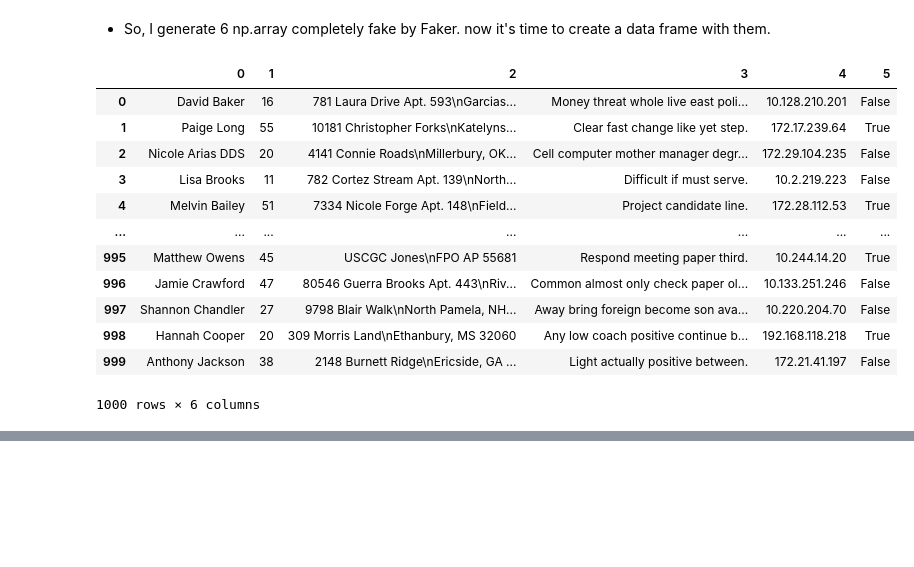
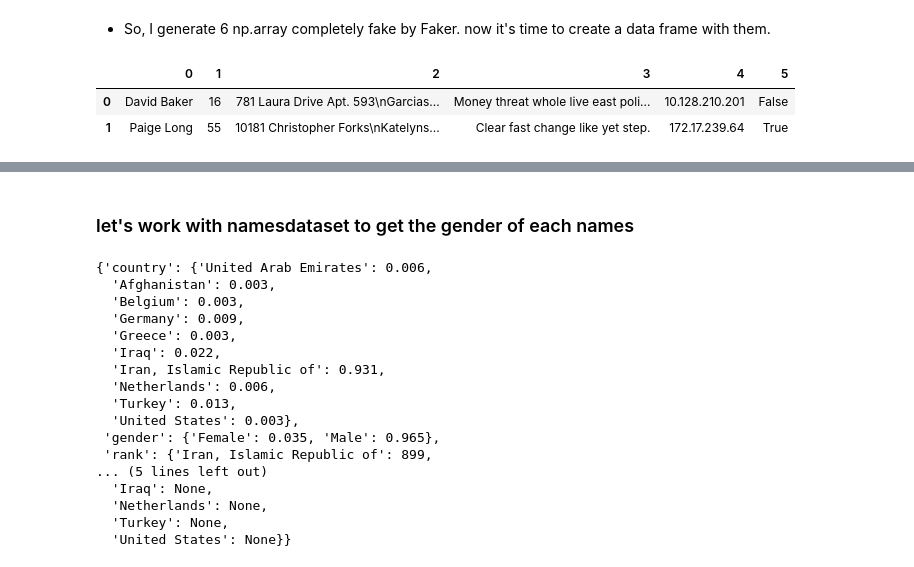
Before and after one commit to iamem1r/gender_detection, a Jupyter notebook: Gender_Detection.ipynb, the cells around one changed output, grey strips where cells are left out. Saved outputs shown, nothing was run; the diff lists cells and outputs as text; code cells hidden in the pictures; blank space fills up the shorter version.

Commit message:
completed project

```diff
--- a/Gender_Detection.ipynb
+++ b/Gender_Detection.ipynb
@@ -80,24 +80,14 @@ array([False,  True, False, False,  True,  True,  True,  True,  True,
 # %% [markdown]
 - So, I generate 6 np.array completely fake by Faker. now it's time to create a data frame with them.
 # %%
-df = pd.DataFrame(data=[names, age, address, comment, ip, status])
+df_to = pd.DataFrame(data=[names, age, address, comment, ip, status])
 # %%
-df = df.T
-df
+df = df_to.T
+df.head(2)
 # %% [output]
 |  | 0 | 1 | 2 | 3 | 4 | 5 |
 | 0 | David Baker | 16 | 781 Laura Drive Apt. 593\nGarcias... | Money threat whole live east poli... | 10.128.210.201 | False |
 | 1 | Paige Long | 55 | 10181 Christopher Forks\nKatelyns... | Clear fast change like yet step. | 172.17.239.64 | True |
-| 2 | Nicole Arias DDS | 20 | 4141 Connie Roads\nMillerbury, OK... | Cell computer mother manager degr... | 172.29.104.235 | False |
-| 3 | Lisa Brooks | 11 | 782 Cortez Stream Apt. 139\nNorth... | Difficult if must serve. | 10.2.219.223 | False |
-| 4 | Melvin Bailey | 51 | 7334 Nicole Forge Apt. 148\nField... | Project candidate line. | 172.28.112.53 | True |
-| ... | ... | ... | ... | ... | ... | ... |
-| 995 | Matthew Owens | 45 | USCGC Jones\nFPO AP 55681 | Respond meeting paper third. | 10.244.14.20 | True |
-| 996 | Jamie Crawford | 47 | 80546 Guerra Brooks Apt. 443\nRiv... | Common almost only check paper ol... | 10.133.251.246 | False |
-| 997 | Shannon Chandler | 27 | 9798 Blair Walk\nNorth Pamela, NH... | Away bring foreign become son ava... | 10.220.204.70 | False |
-| 998 | Hannah Cooper | 20 | 309 Morris Land\nEthanbury, MS 32060 | Any low coach positive continue b... | 192.168.118.218 | True |
-| 999 | Anthony Jackson | 38 | 2148 Burnett Ridge\nEricside, GA ... | Light actually positive between. | 172.21.41.197 | False |
-1000 rows × 6 columns
 # %%
 df.columns = ['name', 'age', 'address', 'comment', 'ip', 'status']
 # %%
@@ -116,3 +106,5 @@ df
 | 998 | Hannah Cooper | 20 | 309 Morris Land\nEthanbury, MS 32060 | Any low coach positive continue b... | 192.168.118.218 | True |
 | 999 | Anthony Jackson | 38 | 2148 Burnett Ridge\nEricside, GA ... | Light actually positive between. | 172.21.41.197 | False |
 1000 rows × 6 columns
+# %% [markdown]
+### let's work with namesdataset to get the gender of each names
@@ -118,0 +113,21 @@ df
+# %%
+fn_info = nd.search('کوروش')['first_name']
+fn_info
+# %% [output]
+{'country': {'United Arab Emirates': 0.006,
+  'Afghanistan': 0.003,
+  'Belgium': 0.003,
+  'Germany': 0.009,
+  'Greece': 0.003,
+  'Iraq': 0.022,
+  'Iran, Islamic Republic of': 0.931,
+  'Netherlands': 0.006,
+  'Turkey': 0.013,
+  'United States': 0.003},
+ 'gender': {'Female': 0.035, 'Male': 0.965},
+ 'rank': {'Iran, Islamic Republic of': 899,
+... (5 lines left out)
+  'Iraq': None,
+  'Netherlands': None,
+  'Turkey': None,
+  'United States': None}}
```
Also changed, not shown: parts of 26 cells of this notebook.
